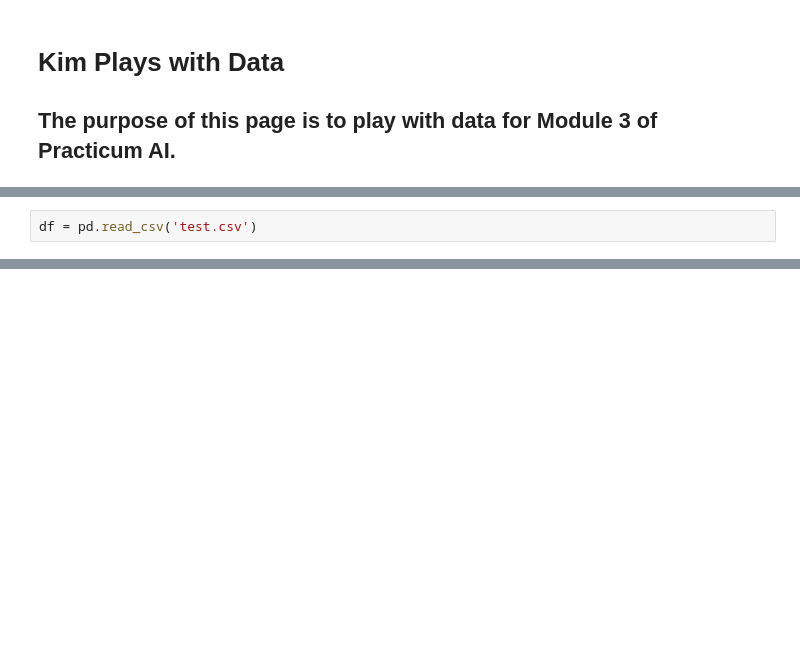
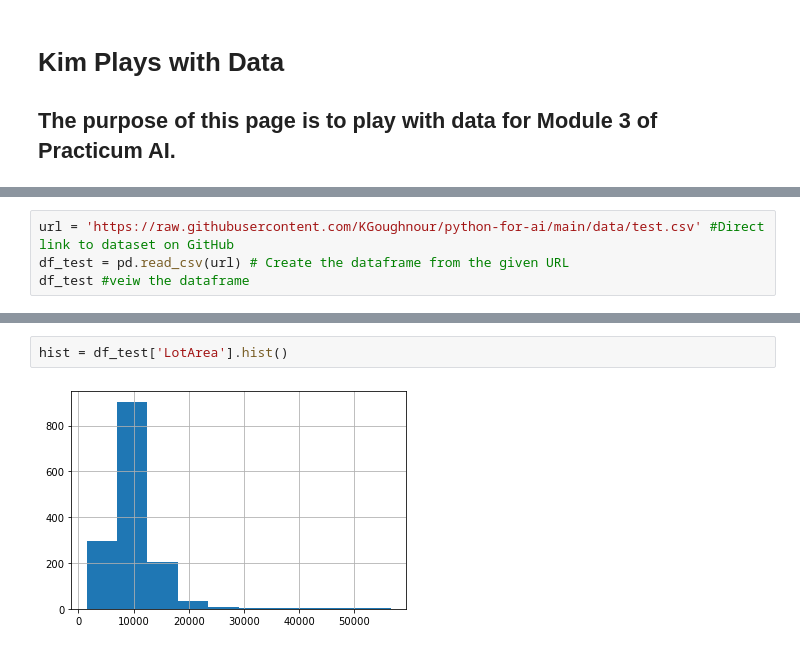
Before and after one commit to KGoughnour/python-for-ai, a Jupyter notebook: 03_playing_with_data1.ipynb, the cells around one changed output, grey strips where cells are left out. Cells and saved outputs as stored; diff of their text form; blank space fills up the shorter version.

Commit message:
Completed 03_playing_with_data

```diff
--- a/03_playing_with_data1.ipynb
+++ b/03_playing_with_data1.ipynb
@@ -7,3 +16,5 @@ import pandas as pd
 # %%
-df = pd.read_csv('test.csv')
+url = 'https://raw.githubusercontent.com/KGoughnour/python-for-ai/main/data/test.csv' #Direct link to dataset on GitHub
+df_test = pd.read_csv(url) # Create the dataframe from the given URL
+df_test #veiw the dataframe
 # %% [output]
@@ -10,0 +184,4 @@ FileNotFoundError: [Errno 2] No such file or directory: 'test.csv'
+# %%
+hist = df_test['LotArea'].hist()
+# %% [output]
+[figure, added]
```
Also changed, not shown: parts of 18 cells of this notebook, 1 other file.
